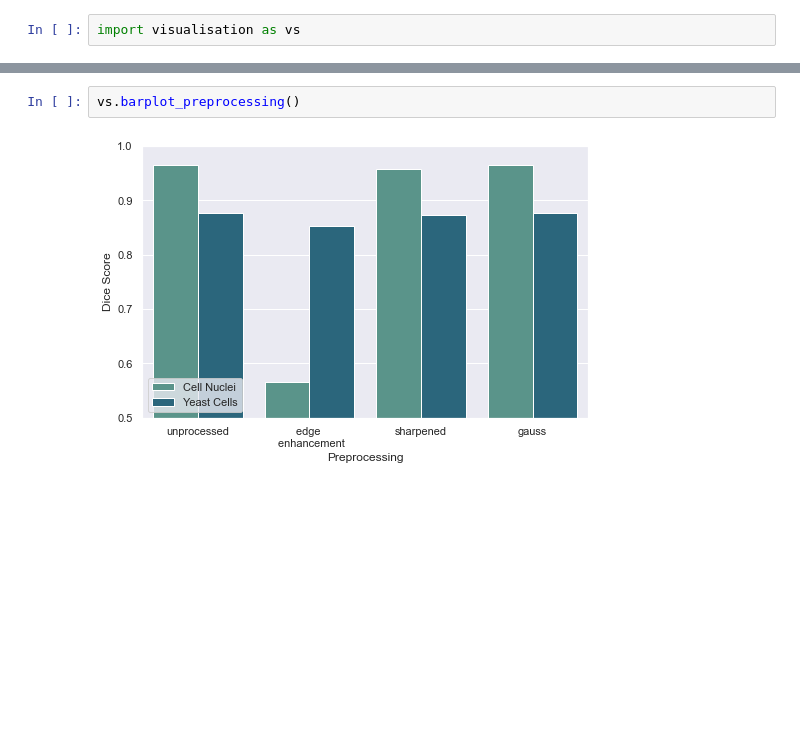
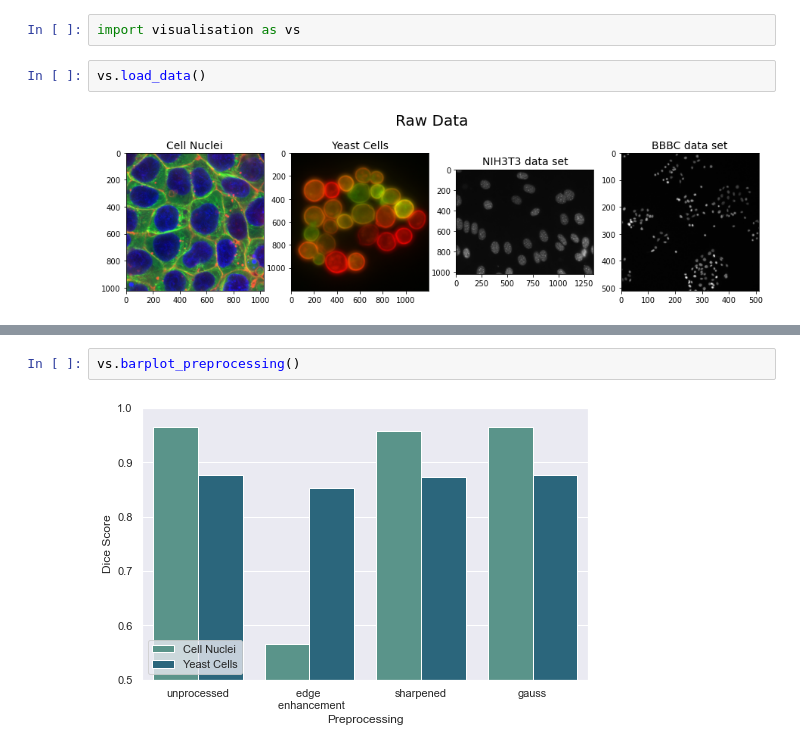
Before and after one commit to datascience-mobi-2022/2022-topic-01-team-05, a Jupyter notebook: cell_clustering/report.ipynb, the cells around one changed output, grey strips where cells are left out. Saved outputs shown, nothing was run; the diff lists cells and outputs as text; blank space fills up the shorter version.

```diff
--- a/cell_clustering/report.ipynb
+++ b/cell_clustering/report.ipynb
@@ -66,2 +74,6 @@ The programming language used in this project was Python. The Python interpreter
 # %%
 import visualisation as vs
+# %%
+vs.load_data()
+# %% [output]
+[figure, added]
```
Also changed, not shown: parts of 17 cells of this notebook.
